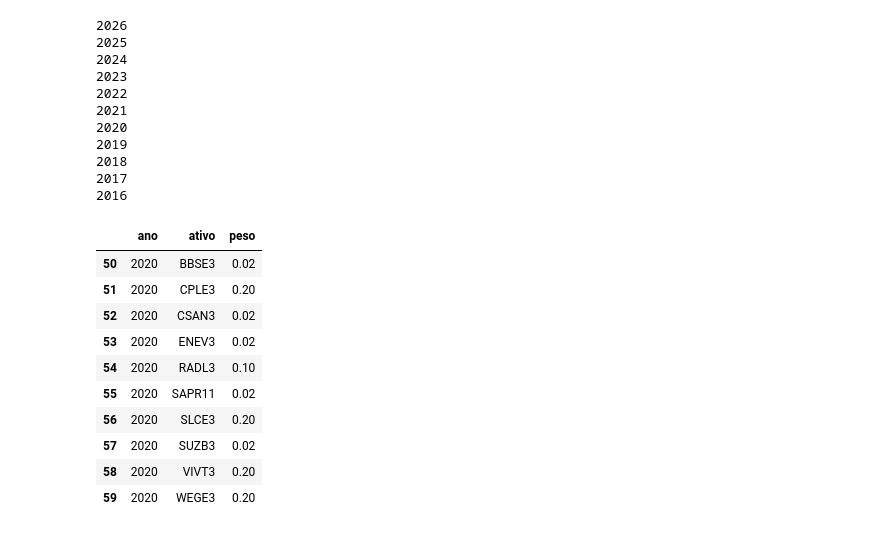
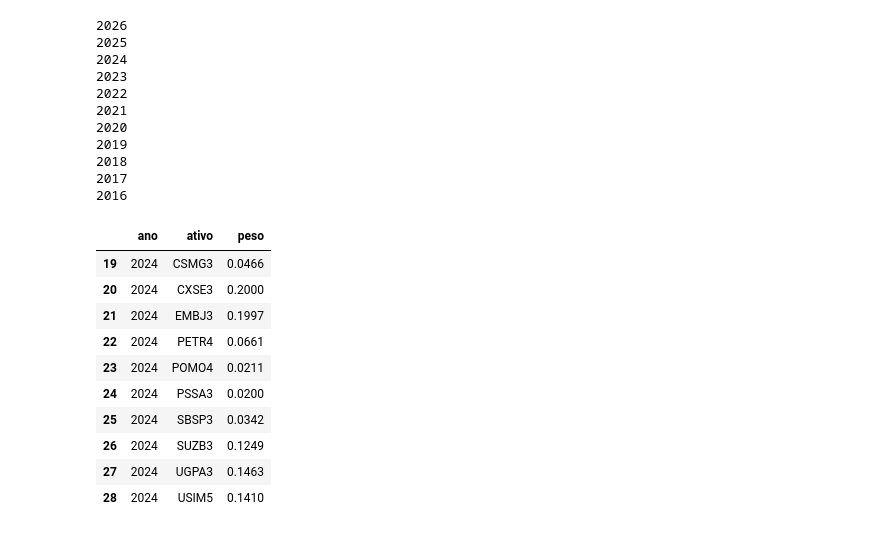
Before and after one commit to JoaoNogaroli/mestrado, a Jupyter notebook: Disciplina-atellier/mestrado/tudo_linear/otimizacao_mf_lsharpe.ipynb, the cells around one changed output. Drawn from its saved outputs; the diff is of its cells as text; code cells hidden in the pictures.

```diff
--- a/Disciplina-atellier/mestrado/tudo_linear/otimizacao_mf_lsharpe.ipynb
+++ b/Disciplina-atellier/mestrado/tudo_linear/otimizacao_mf_lsharpe.ipynb
@@ -419,18 +356,18 @@ df_portfolios = pd.DataFrame(linhas)
 2017
 2016
 # %%
-df_portfolios[df_portfolios['ano']==2020]
+df_portfolios[df_portfolios['ano']==2024]
 # %% [output]
 |  | ano | ativo | peso |
-| 50 | 2020 | BBSE3 | 0.02 |
-| 51 | 2020 | CPLE3 | 0.20 |
-| 52 | 2020 | CSAN3 | 0.02 |
-| 53 | 2020 | ENEV3 | 0.02 |
-| 54 | 2020 | RADL3 | 0.10 |
-| 55 | 2020 | SAPR11 | 0.02 |
-| 56 | 2020 | SLCE3 | 0.20 |
-| 57 | 2020 | SUZB3 | 0.02 |
-| 58 | 2020 | VIVT3 | 0.20 |
-| 59 | 2020 | WEGE3 | 0.20 |
+| 19 | 2024 | CSMG3 | 0.0466 |
+| 20 | 2024 | CXSE3 | 0.2000 |
+| 21 | 2024 | EMBJ3 | 0.1997 |
+| 22 | 2024 | PETR4 | 0.0661 |
+| 23 | 2024 | POMO4 | 0.0211 |
+| 24 | 2024 | PSSA3 | 0.0200 |
+| 25 | 2024 | SBSP3 | 0.0342 |
+| 26 | 2024 | SUZB3 | 0.1249 |
+| 27 | 2024 | UGPA3 | 0.1463 |
+| 28 | 2024 | USIM5 | 0.1410 |
 # %%
 df_portfolios.to_csv('carteiras_mf_linear_sharpe.csv')
```
Also changed, not shown: parts of 3 cells of this notebook, 3 other files.
